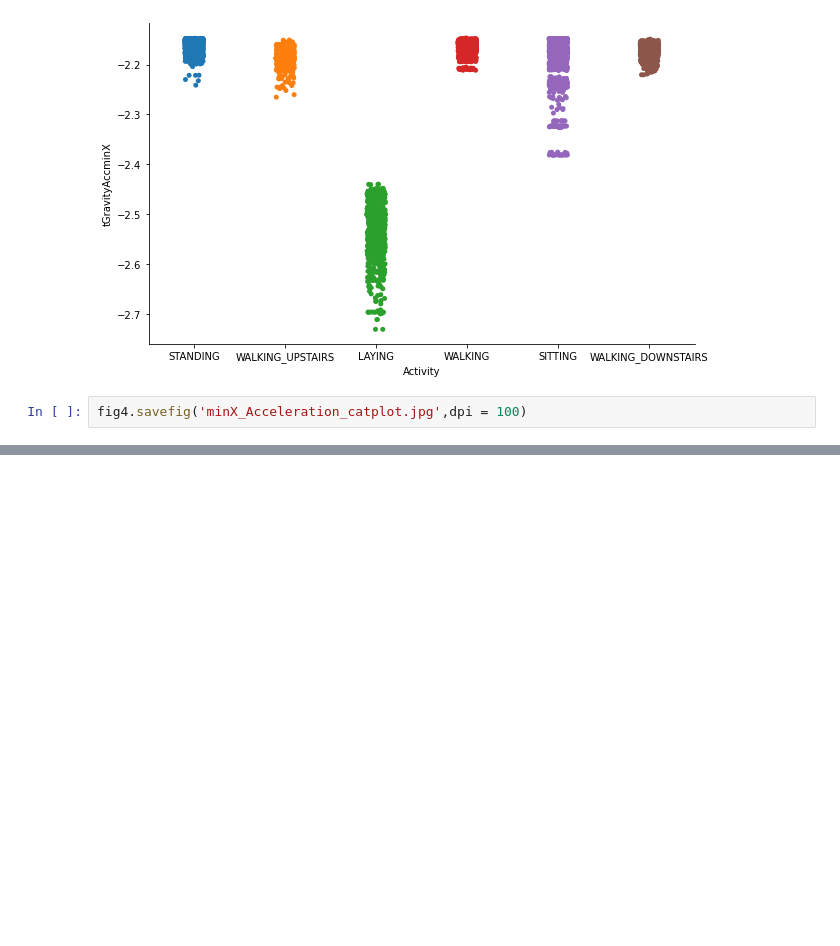
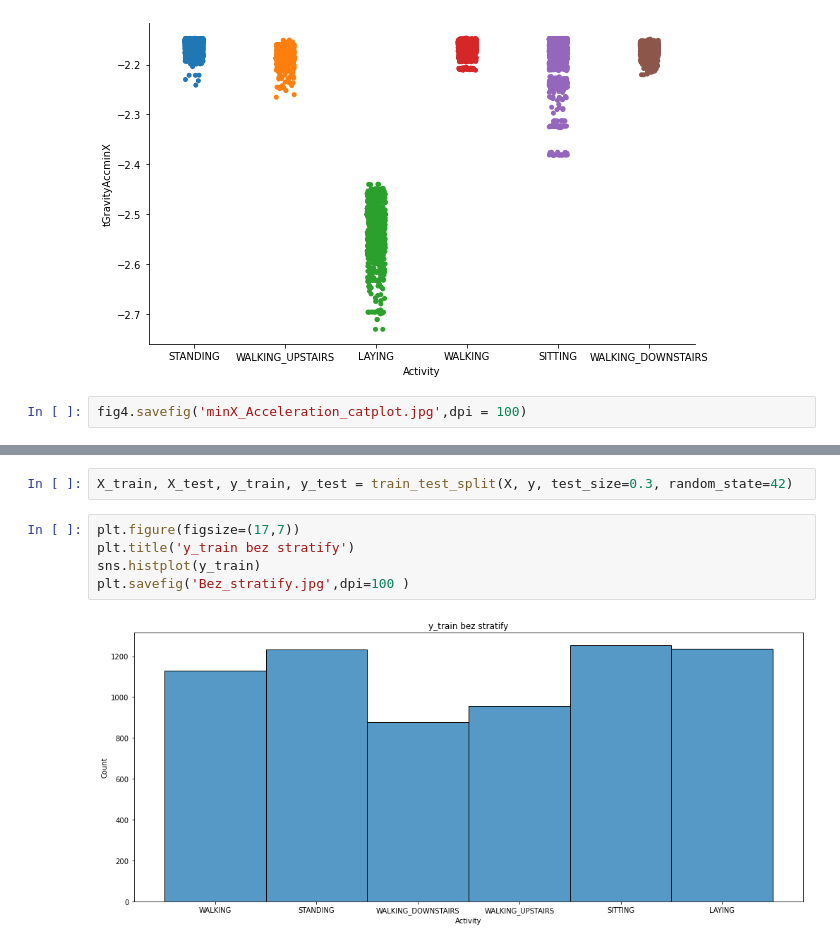
Before and after one commit to jedrzejd/Dla-mnie-dzia-a, a Jupyter notebook: data visualisation.ipynb, the cells around one changed output, grey strips where cells are left out. Drawn from its saved outputs; the diff is of its cells as text; blank space fills up the shorter version.

```diff
--- a/data visualisation.ipynb
+++ b/data visualisation.ipynb
@@ -217,0 +257,9 @@ fig4.savefig('minX_Acceleration_catplot.jpg',dpi = 100)
+# %%
+X_train, X_test, y_train, y_test = train_test_split(X, y, test_size=0.3, random_state=42)
+# %%
+plt.figure(figsize=(17,7))
+plt.title('y_train bez stratify')
+sns.histplot(y_train)
+plt.savefig('Bez_stratify.jpg',dpi=100 )
+# %% [output]
+[figure, added]
```
Also changed, not shown: parts of 5 cells of this notebook, 1 other file.
